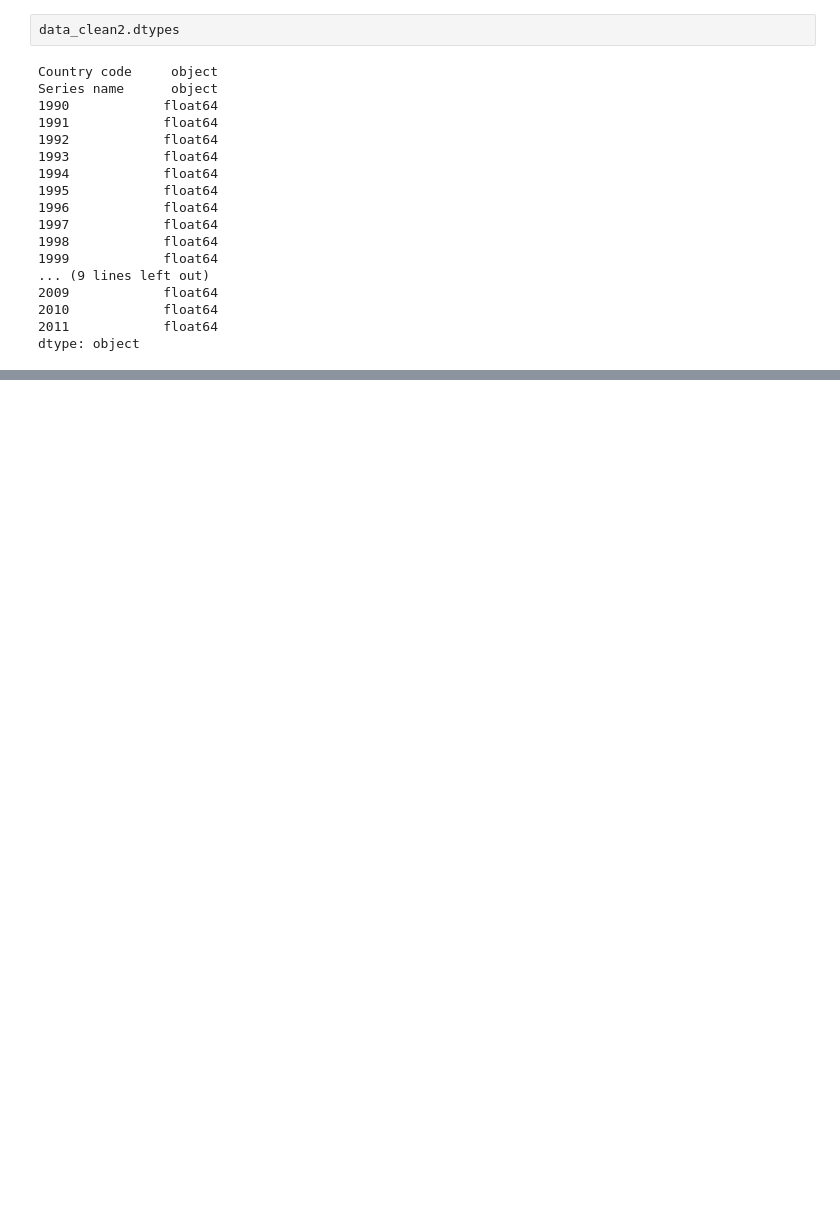
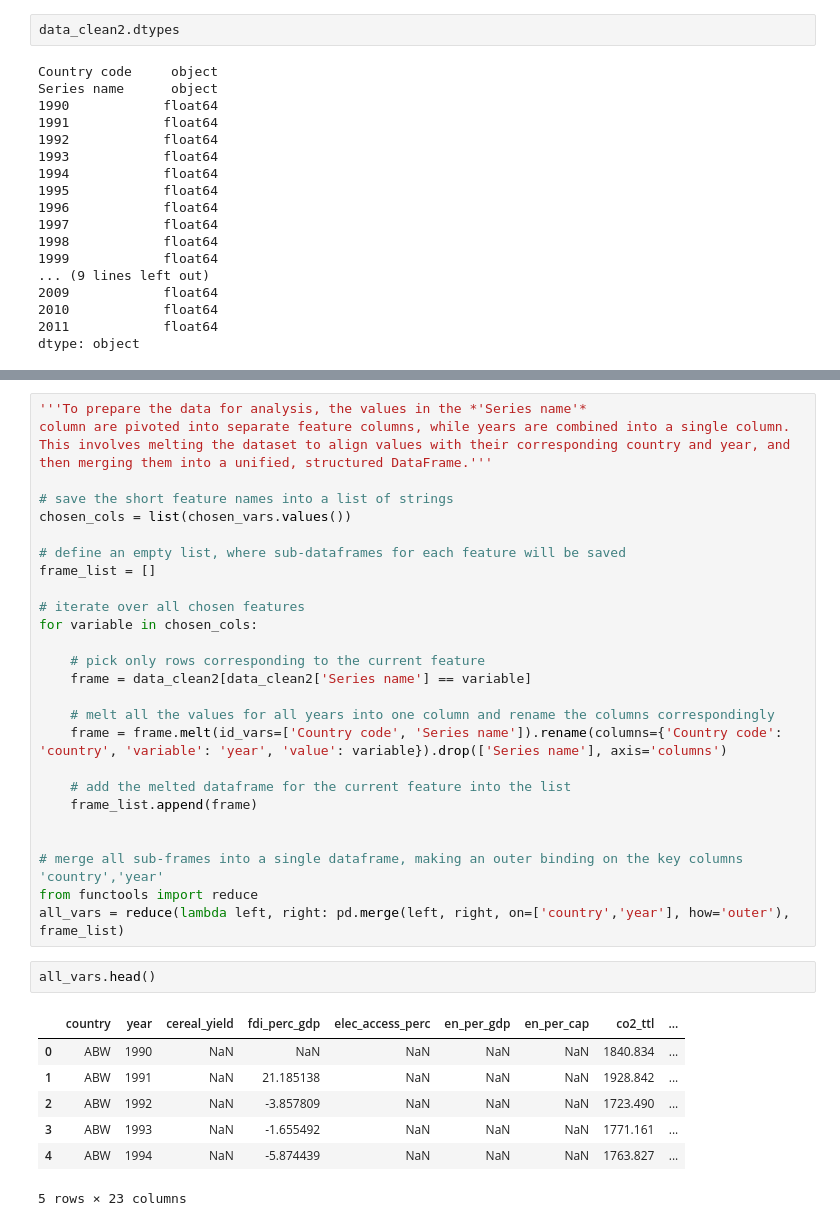
Before and after one commit to AbhishekKanade06/Carbon_Emission_Prediction, a Jupyter notebook: Week1/data_preparation.ipynb, the cells around one changed output, grey strips where cells are left out. Drawn from its saved outputs; the diff is of its cells as text; blank space fills up the shorter version.

```diff
--- a/Week1/data_preparation.ipynb
+++ b/Week1/data_preparation.ipynb
@@ -206,0 +263,38 @@ len(data_clean['Country code'].unique())
+# %%
+'''To prepare the data for analysis, the values in the *'Series name'*
+column are pivoted into separate feature columns, while years are combined into a single column.
+This involves melting the dataset to align values with their corresponding country and year, and
+then merging them into a unified, structured DataFrame.'''
+
+# save the short feature names into a list of strings
+chosen_cols = list(chosen_vars.values())
+
+# define an empty list, where sub-dataframes for each feature will be saved
+frame_list = []
+
+# iterate over all chosen features
+for variable in chosen_cols:
+
+    # pick only rows corresponding to the current feature
+    frame = data_clean2[data_clean2['Series name'] == variable]
+
+    # melt all the values for all years into one column and rename the columns correspondingly
+    frame = frame.melt(id_vars=['Country code', 'Series name']).rename(columns={'Country code': 'country', 'variable': 'year', 'value': variable}).drop(['Series name'], axis='columns')
+
+    # add the melted dataframe for the current feature into the list
+    frame_list.append(frame)
+
+
+# merge all sub-frames into a single dataframe, making an outer binding on the key columns 'country','year'
+from functools import reduce
+all_vars = reduce(lambda left, right: pd.merge(left, right, on=['country','year'], how='outer'), frame_list)
+# %%
+all_vars.head()
+# %% [output]
+|  | country | year | cereal_yield | fdi_perc_gdp | elec_access_perc | en_per_gdp | en_per_cap | co2_ttl | ... |
+| 0 | ABW | 1990 | NaN | NaN | NaN | NaN | NaN | 1840.834 | ... |
+| 1 | ABW | 1991 | NaN | 21.185138 | NaN | NaN | NaN | 1928.842 | ... |
+| 2 | ABW | 1992 | NaN | -3.857809 | NaN | NaN | NaN | 1723.490 | ... |
+| 3 | ABW | 1993 | NaN | -1.655492 | NaN | NaN | NaN | 1771.161 | ... |
+| 4 | ABW | 1994 | NaN | -5.874439 | NaN | NaN | NaN | 1763.827 | ... |
+5 rows × 23 columns
```
Also changed, not shown: parts of 21 cells of this notebook.
